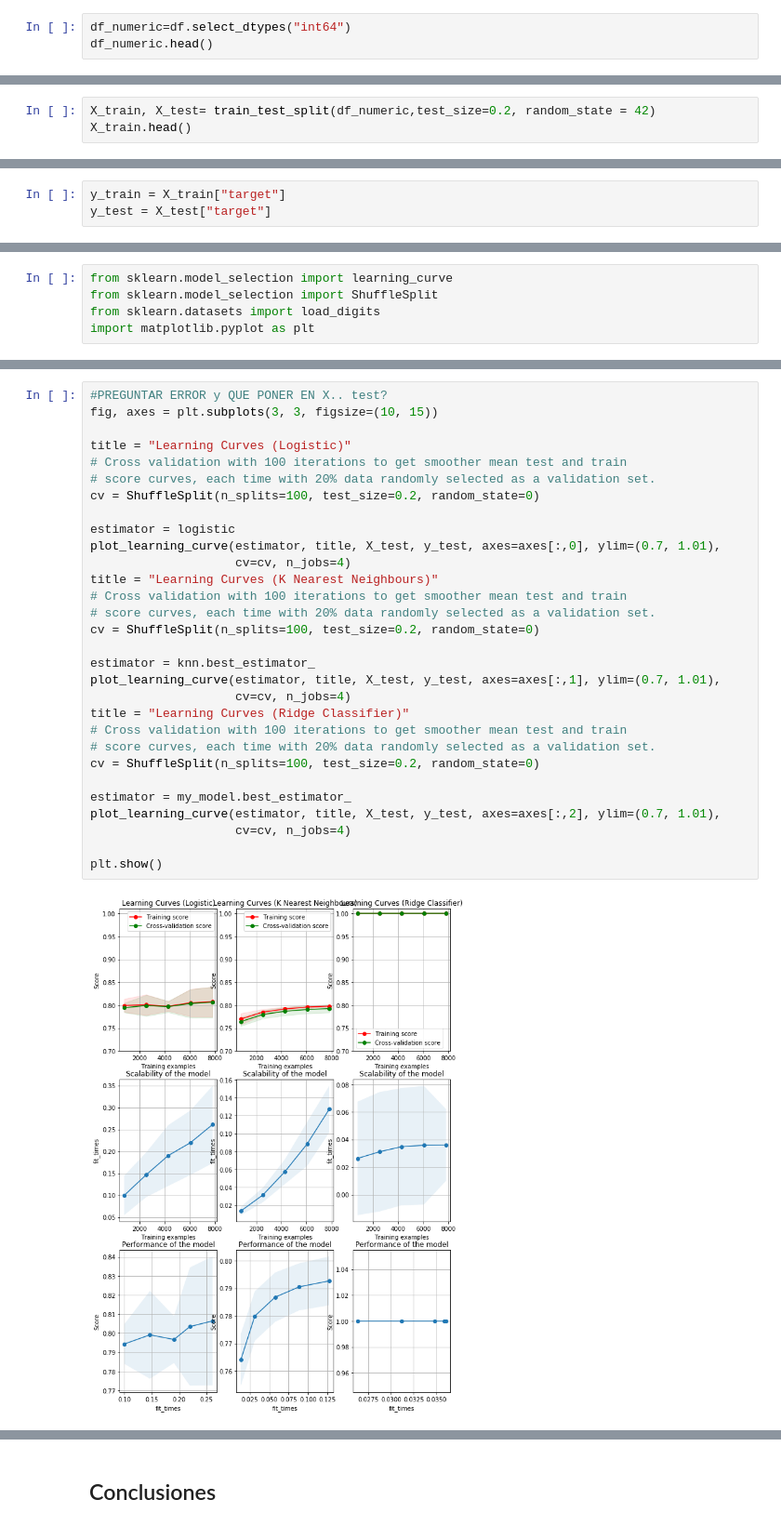
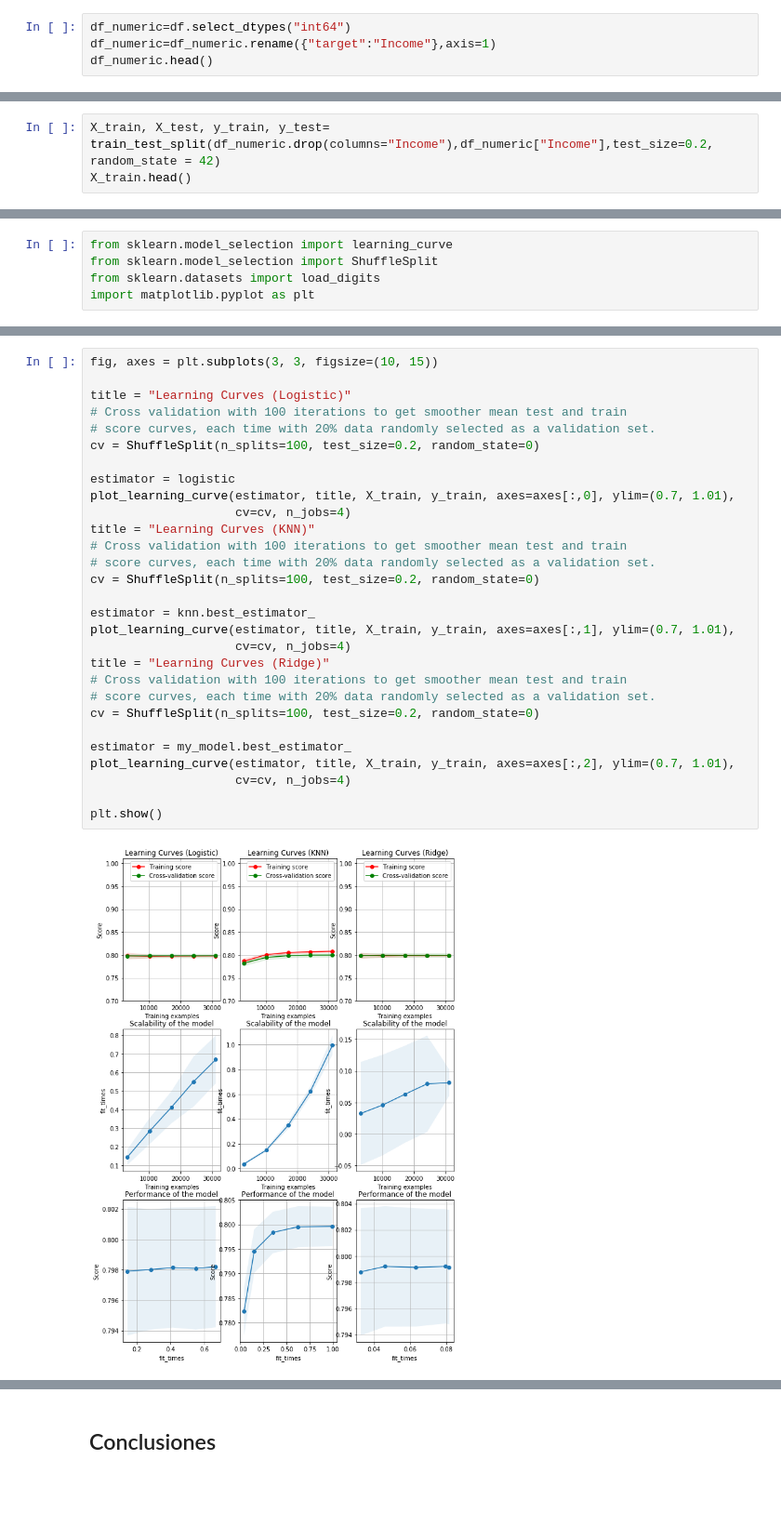
Before and after one commit to sofiaguarello/mat281_portfolio, a Jupyter notebook: m05_data_science/m05_final_project/m05_final_project.ipynb, the cells around one changed output, grey strips where cells are left out. Shown at 93% size. Drawn from its saved outputs; the diff is of its cells as text; blank space fills up the shorter version.

```diff
--- a/m05_data_science/m05_final_project/m05_final_project.ipynb
+++ b/m05_data_science/m05_final_project/m05_final_project.ipynb
@@ -251,5 +281,6 @@ array(['0', '1'], dtype=object)
 df=df.astype({'target': 'int64'})
 # %%
 df_numeric=df.select_dtypes("int64")
+df_numeric=df_numeric.rename({"target":"Income"},axis=1)
 df_numeric.head()
 # %% [output]
@@ -420,6 +451,6 @@ df_numeric.head()
 | 3 | 53 | 234721 | 7 | 0 | 0 | 40 | 0 |
 | 4 | 28 | 338409 | 13 | 0 | 0 | 40 | 0 |
 # %%
-X_train, X_test= train_test_split(df_numeric,test_size=0.2, random_state = 42)
+X_train, X_test, y_train, y_test= train_test_split(df_numeric.drop(columns="Income"),df_numeric["Income"],test_size=0.2, random_state = 42)
 X_train.head()
 # %% [output]
@@ -432,6 +463,3 @@ X_train.head()
-# %%
-y_train = X_train["target"]
-y_test = X_test["target"]
 # %% [markdown]
 <a id='logistic'></a>
 # %% [markdown]
@@ -696,32 +727,31 @@ import matplotlib.pyplot as plt
 # %%
-#PREGUNTAR ERROR y QUE PONER EN X.. test?
 fig, axes = plt.subplots(3, 3, figsize=(10, 15))
 
 title = "Learning Curves (Logistic)"
 # Cross validation with 100 iterations to get smoother mean test and train
 # score curves, each time with 20% data randomly selected as a validation set.
 cv = ShuffleSplit(n_splits=100, test_size=0.2, random_state=0)
 
 estimator = logistic
-plot_learning_curve(estimator, title, X_test, y_test, axes=axes[:,0], ylim=(0.7, 1.01),
+plot_learning_curve(estimator, title, X_train, y_train, axes=axes[:,0], ylim=(0.7, 1.01),
                     cv=cv, n_jobs=4)
-title = "Learning Curves (K Nearest Neighbours)"
+title = "Learning Curves (KNN)"
 # Cross validation with 100 iterations to get smoother mean test and train
 # score curves, each time with 20% data randomly selected as a validation set.
 cv = ShuffleSplit(n_splits=100, test_size=0.2, random_state=0)
 
 estimator = knn.best_estimator_
-plot_learning_curve(estimator, title, X_test, y_test, axes=axes[:,1], ylim=(0.7, 1.01),
+plot_learning_curve(estimator, title, X_train, y_train, axes=axes[:,1], ylim=(0.7, 1.01),
                     cv=cv, n_jobs=4)
-title = "Learning Curves (Ridge Classifier)"
+title = "Learning Curves (Ridge)"
 # Cross validation with 100 iterations to get smoother mean test and train
 # score curves, each time with 20% data randomly selected as a validation set.
 cv = ShuffleSplit(n_splits=100, test_size=0.2, random_state=0)
 
 estimator = my_model.best_estimator_
-plot_learning_curve(estimator, title, X_test, y_test, axes=axes[:,2], ylim=(0.7, 1.01),
+plot_learning_curve(estimator, title, X_train, y_train, axes=axes[:,2], ylim=(0.7, 1.01),
                     cv=cv, n_jobs=4)
 
 plt.show()
 # %% [output]
-[figure, old version]
+[figure, new version]
```
Also changed, not shown: parts of 24 cells of this notebook.
